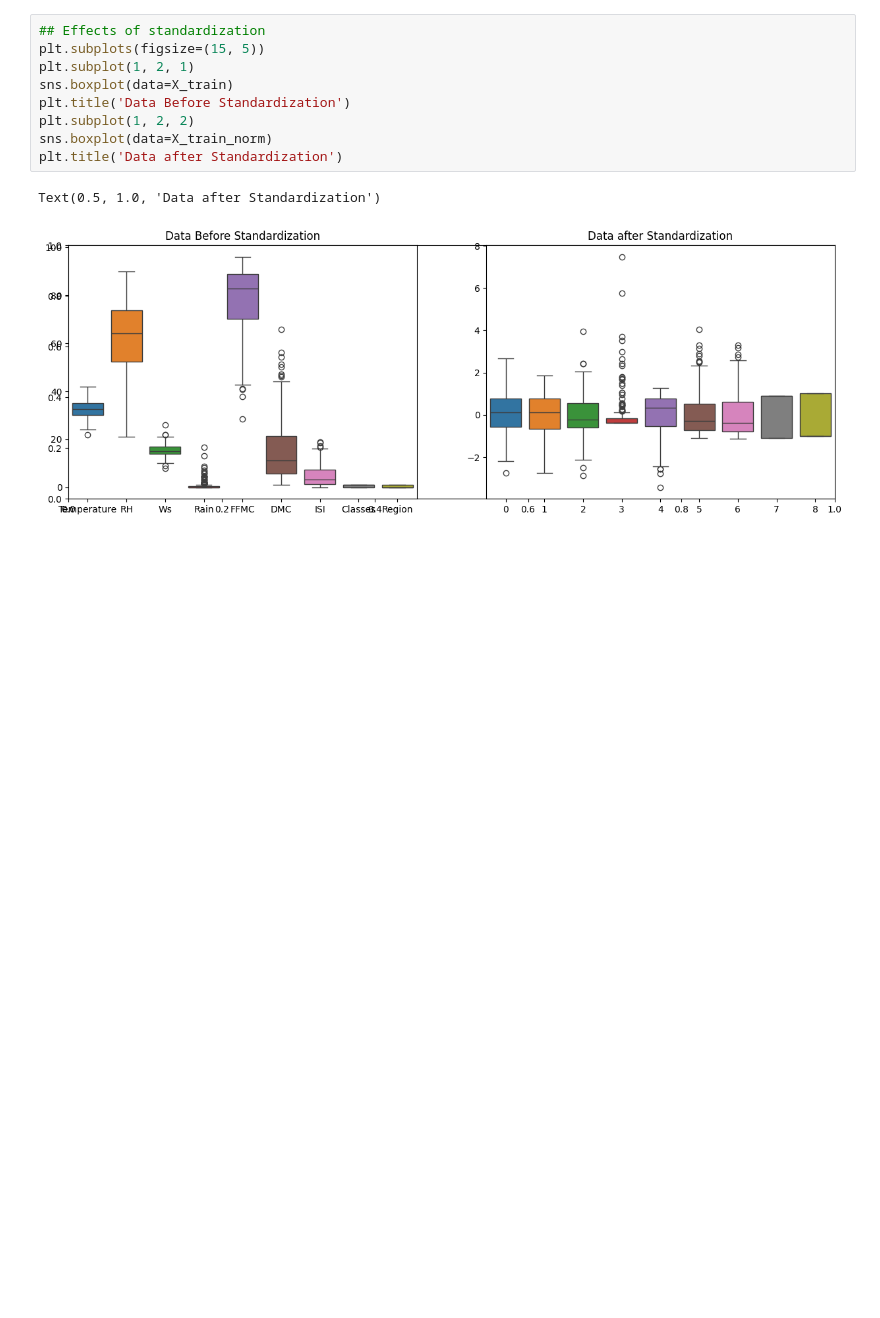
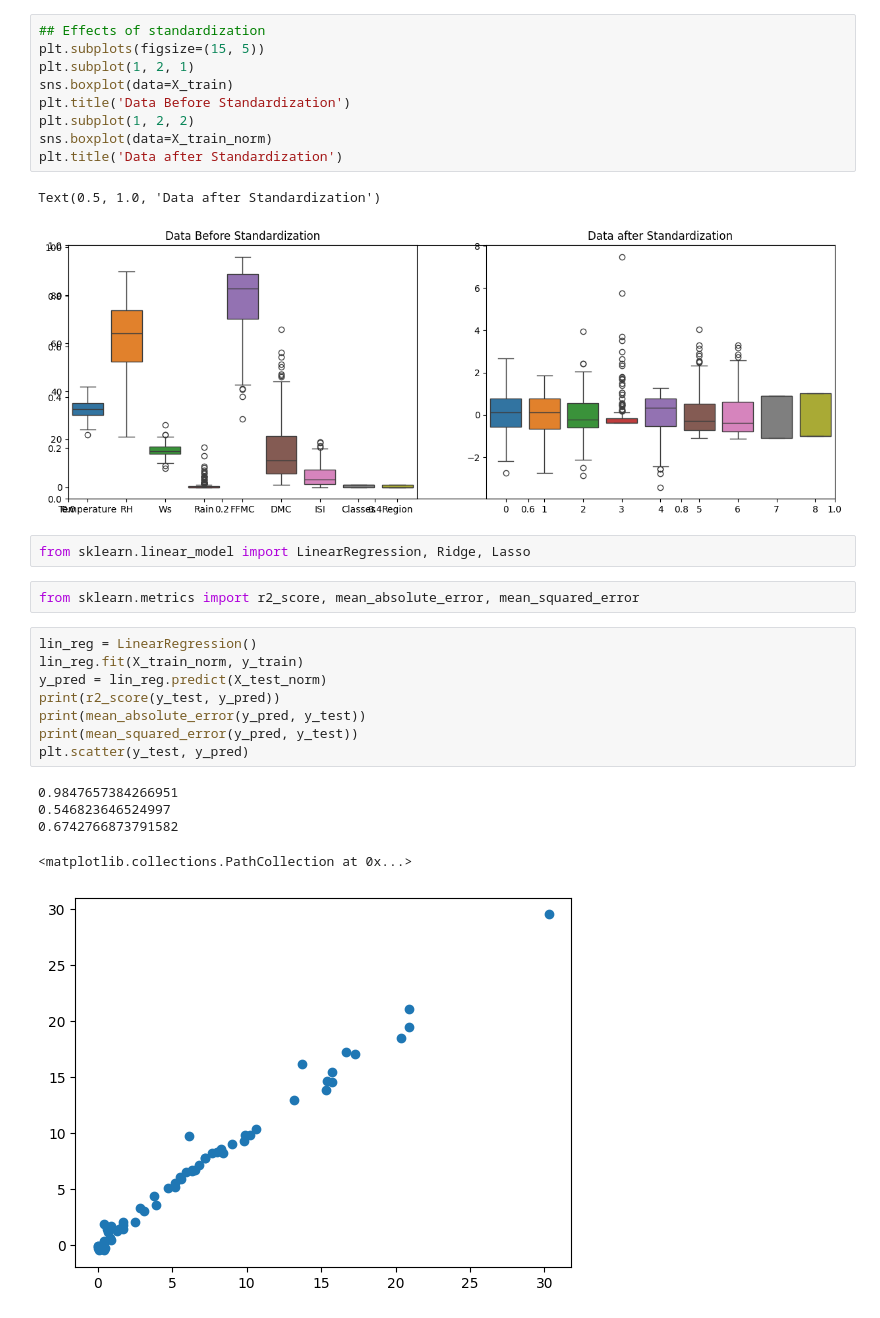
Before and after one commit to Shreyans3700/ML_Basics, a Jupyter notebook: RidgeAndLassoRegression/Codes/feature_selection.ipynb, the cells around one changed output. Drawn from its saved outputs; the diff is of its cells as text; blank space fills up the shorter version.

```diff
--- a/RidgeAndLassoRegression/Codes/feature_selection.ipynb
+++ b/RidgeAndLassoRegression/Codes/feature_selection.ipynb
@@ -154,3 +154,21 @@ plt.title('Data after Standardization')
 # %% [output]
 Text(0.5, 1.0, 'Data after Standardization')
 [figure]
+# %%
+from sklearn.linear_model import LinearRegression, Ridge, Lasso
+# %%
+from sklearn.metrics import r2_score, mean_absolute_error, mean_squared_error
+# %%
+lin_reg = LinearRegression()
+lin_reg.fit(X_train_norm, y_train)
+y_pred = lin_reg.predict(X_test_norm)
+print(r2_score(y_test, y_pred))
+print(mean_absolute_error(y_pred, y_test))
+print(mean_squared_error(y_pred, y_test))
+plt.scatter(y_test, y_pred)
+# %% [output]
+0.9847657384266951
+0.546823646524997
+0.6742766873791582
+<matplotlib.collections.PathCollection at 0x...>
+[figure, added]
```
Also changed, not shown: parts of 3 cells of this notebook.
